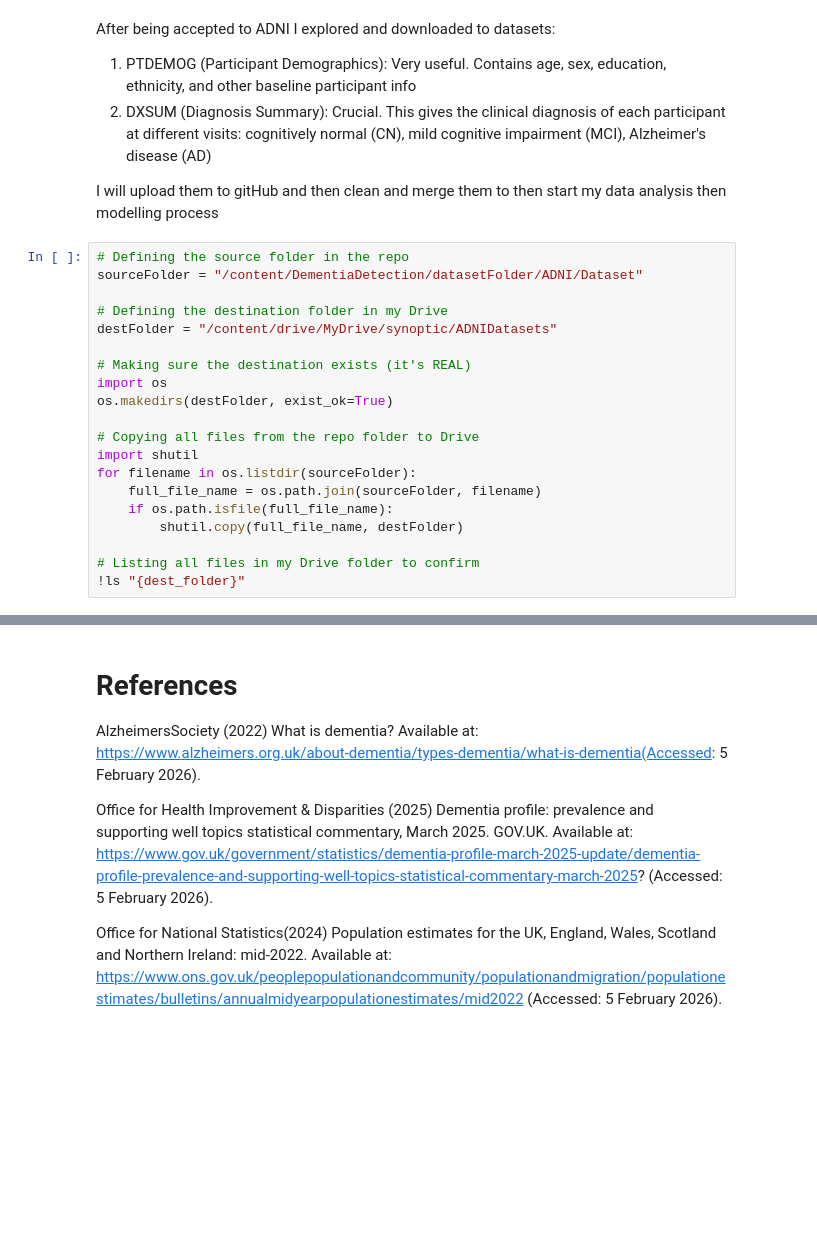
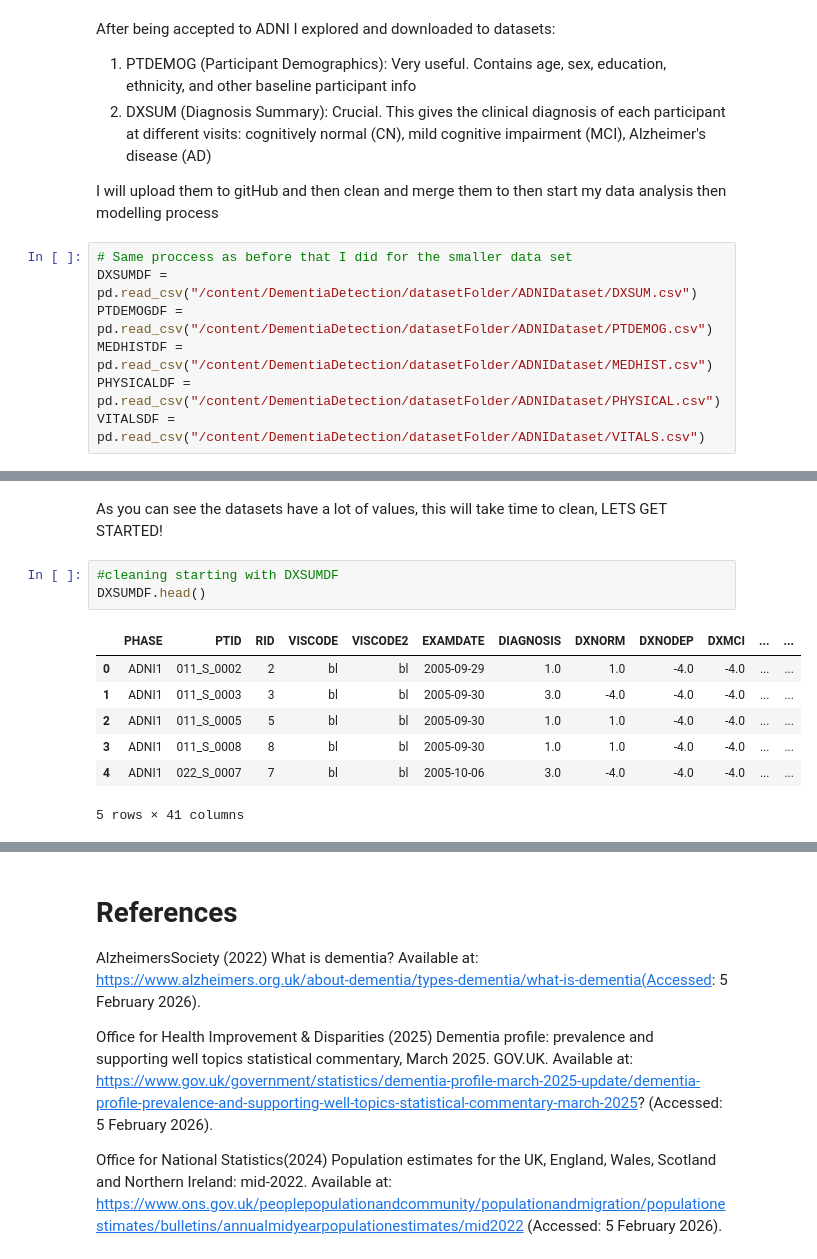
Before and after one commit to Unbreakable60000/DementiaDetection, a Jupyter notebook: model.ipynb, the cells around one changed output, grey strips where cells are left out. Saved outputs shown, nothing was run; the diff lists cells and outputs as text; blank space fills up the shorter version.

```diff
--- a/model.ipynb
+++ b/model.ipynb
@@ -327,22 +311,9 @@ After being accepted to ADNI I explored and downloaded to datasets:
 
 I will upload them to gitHub and then clean and merge them to then start my data analysis then modelling process
 # %%
-# Defining the source folder in the repo
-sourceFolder = "/content/DementiaDetection/datasetFolder/ADNI/Dataset"
-
-# Defining the destination folder in my Drive
-destFolder = "/content/drive/MyDrive/synoptic/ADNIDatasets"
-
-# Making sure the destination exists (it's REAL)
-import os
-os.makedirs(destFolder, exist_ok=True)
-
-# Copying all files from the repo folder to Drive
-import shutil
-for filename in os.listdir(sourceFolder):
-    full_file_name = os.path.join(sourceFolder, filename)
-    if os.path.isfile(full_file_name):
-        shutil.copy(full_file_name, destFolder)
-
-# Listing all files in my Drive folder to confirm
-!ls "{dest_folder}"
+# Same proccess as before that I did for the smaller data set
+DXSUMDF = pd.read_csv("/content/DementiaDetection/datasetFolder/ADNIDataset/DXSUM.csv")
+PTDEMOGDF = pd.read_csv("/content/DementiaDetection/datasetFolder/ADNIDataset/PTDEMOG.csv")
+MEDHISTDF = pd.read_csv("/content/DementiaDetection/datasetFolder/ADNIDataset/MEDHIST.csv")
+PHYSICALDF = pd.read_csv("/content/DementiaDetection/datasetFolder/ADNIDataset/PHYSICAL.csv")
+VITALSDF = pd.read_csv("/content/DementiaDetection/datasetFolder/ADNIDataset/VITALS.csv")
@@ -348,0 +348,13 @@ for filename in os.listdir(sourceFolder):
+# %% [markdown]
+As you can see the datasets have a lot of values, this will take time to clean, LETS GET STARTED!
+# %%
+#cleaning starting with DXSUMDF
+DXSUMDF.head()
+# %% [output]
+|  | PHASE | PTID | RID | VISCODE | VISCODE2 | EXAMDATE | DIAGNOSIS | DXNORM | DXNODEP | DXMCI | ... | ... |
+| 0 | ADNI1 | 011_S_0002 | 2 | bl | bl | 2005-09-29 | 1.0 | 1.0 | -4.0 | -4.0 | ... | ... |
+| 1 | ADNI1 | 011_S_0003 | 3 | bl | bl | 2005-09-30 | 3.0 | -4.0 | -4.0 | -4.0 | ... | ... |
+| 2 | ADNI1 | 011_S_0005 | 5 | bl | bl | 2005-09-30 | 1.0 | 1.0 | -4.0 | -4.0 | ... | ... |
+| 3 | ADNI1 | 011_S_0008 | 8 | bl | bl | 2005-09-30 | 1.0 | 1.0 | -4.0 | -4.0 | ... | ... |
+| 4 | ADNI1 | 022_S_0007 | 7 | bl | bl | 2005-10-06 | 3.0 | -4.0 | -4.0 | -4.0 | ... | ... |
+5 rows × 41 columns
```
Also changed, not shown: parts of 19 cells of this notebook.
